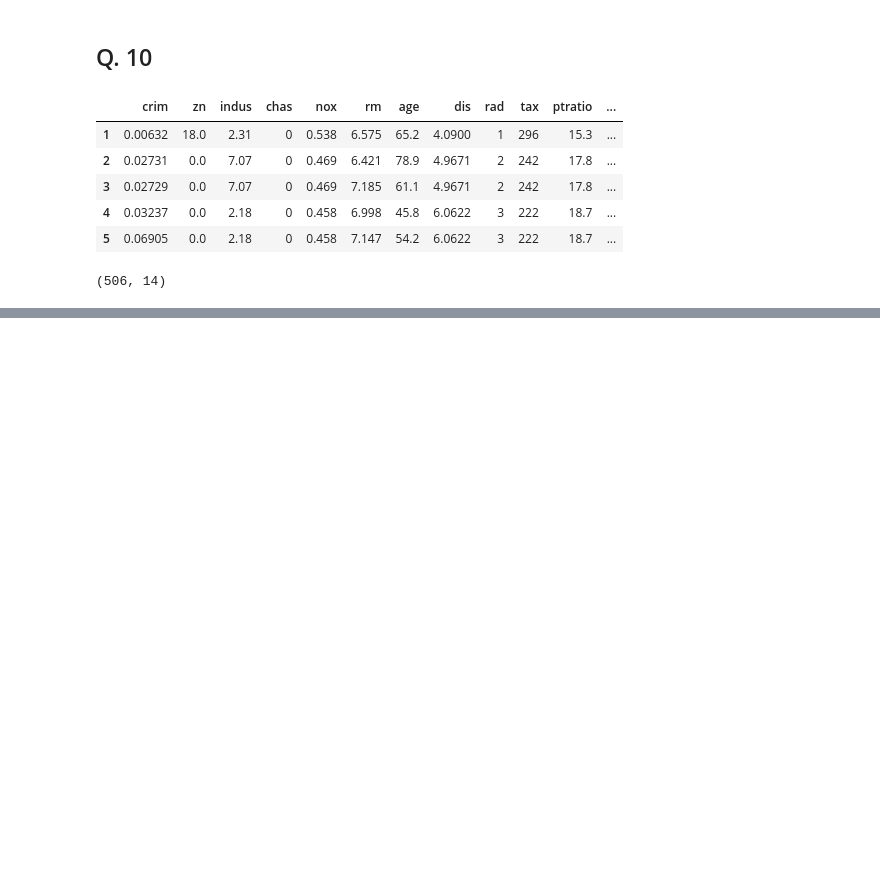
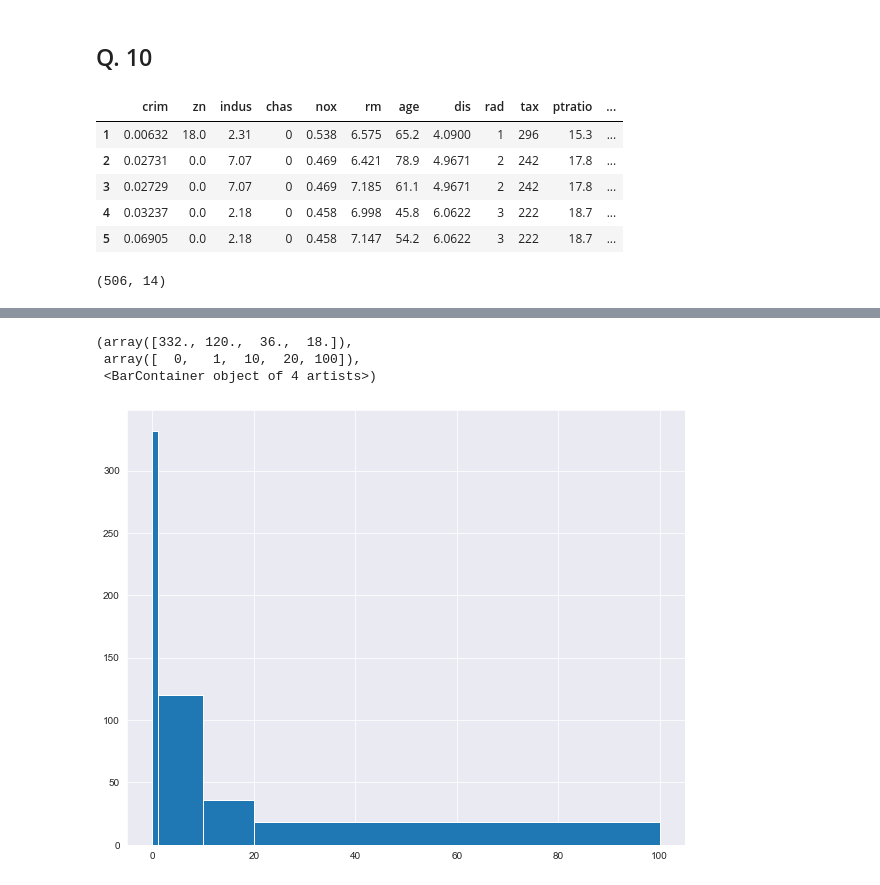
Before and after one commit to kdesh96/ISLR-exercises, a Jupyter notebook: Ch 2 - Exercises - Applied.ipynb, the cells around one changed output, grey strips where cells are left out. Cells and saved outputs as stored; diff of their text form; code cells hidden in the pictures; blank space fills up the shorter version.

```diff
--- a/Ch 2 - Exercises - Applied.ipynb
+++ b/Ch 2 - Exercises - Applied.ipynb
@@ -209,0 +260,8 @@ boston.shape
+# %%
+plt.figure(figsize=(10,8))
+plt.hist(x=boston['crim'], bins=[0,1,10,20,100])
+# %% [output]
+(array([332., 120.,  36.,  18.]),
+ array([  0,   1,  10,  20, 100]),
+ <BarContainer object of 4 artists>)
+[figure, added]
```
Also changed, not shown: parts of 13 cells of this notebook.
